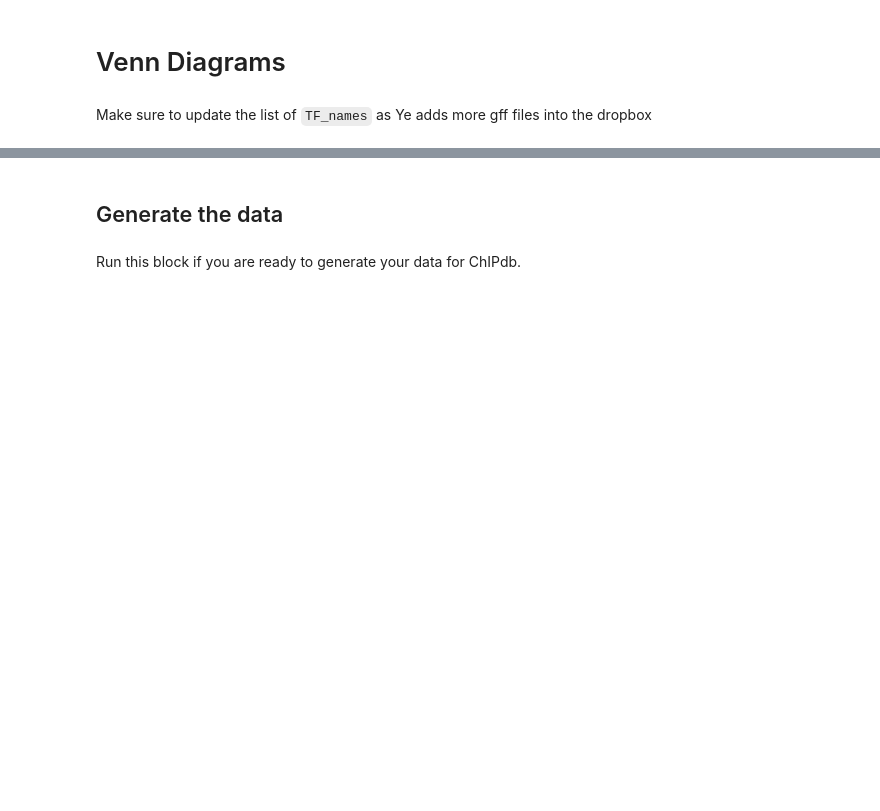
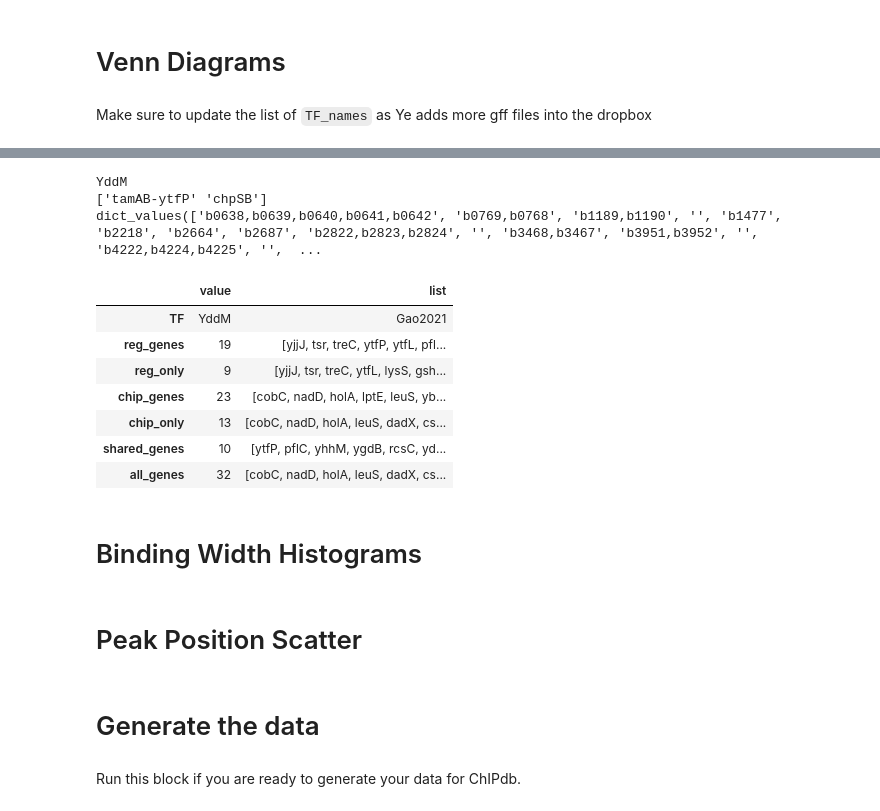
Before and after one commit to SBRG/ChIPdb, a Jupyter notebook: plot_dev/data_generation/ChIPdb_data_generation.ipynb, the cells around one changed output, grey strips where cells are left out. Drawn from its saved outputs; the diff is of its cells as text; code cells hidden in the pictures; blank space fills up the shorter version.

```diff
--- a/plot_dev/data_generation/ChIPdb_data_generation.ipynb
+++ b/plot_dev/data_generation/ChIPdb_data_generation.ipynb
@@ -95,10 +129,10 @@ DF_gene_info.head()
 # %% [markdown]
 This function assigns bindings peaks for each TF and fins the corresponsing gene targets using the `gene_info.csv` table.
 # %%
-def annotate_peaks(peak_df,margin,gene_info):
+def annotate_peaks(TF_name, TF_condition, peak_df,margin,gene_info):
 
     res_df = peak_df.copy()
-    TF = peak_df.condition_name[1][:4]
+#     TF = peak_df.condition_name[1][:4]
     for i,row in res_df.iterrows():
         pos = row['binding_peak_start']
         # Identify genes within MARGIN nt of binding peak
@@ -113,8 +147,8 @@ def annotate_peaks(peak_df,margin,gene_info):
 
             operon = group.operon.unique()
             # Ensure that we're only identifying one operon on either side of binding peak
-#             if len(operon) > 1:
-#                 print (operon)
+            if len(operon) > 1:
+                print (operon)
 
             # Get all genes in operon
             bnums = gene_info[gene_info.operon.isin(operon)].index
@@ -126,8 +160,9 @@ def annotate_peaks(peak_df,margin,gene_info):
             else:
                 res_df.loc[i,'TU_m'] = ','.join(operon)
                 res_df.loc[i,'genes_m'] = ','.join(bnums)
-    res_df['index'] = [TF +'-' + str(i) for i in range(1,peak_df.shape[0]+1)]
-    res_df['condition'] = [peak_df.condition_name[2][:4]+' + '+peak_df.condition_name[1][5:8]]*peak_df.shape[0]
+    res_df['index'] = [TF_name +'-' + str(i) for i in range(1,peak_df.shape[0]+1)]
+    res_df['condition'] = [ TF_name.lower() + " + " + TF_condition for i in peak_df.condition_name]
+#     [peak_df.condition_name[2][:4]+' + '+peak_df.condition_name[1][5:8]]*peak_df.shape[0]
     cols = ['index','condition','binding_peak_start','binding_peak_end',
             'binding_peak_strength','TU_p','genes_p','TU_m','genes_m']
     return res_df.reindex(columns = cols)
@@ -187,18 +223,7 @@ def validate_peak_info(df,gene_info):
 Make sure to update the list of `TF_names` as Ye adds more gff files into the dropbox
 # %%
 TRN_data = defaultdict(list)
-TF_name = [
- 'YheO',
- 'YbiH',
- 'YbaQ',
- 'YbaO',
- 'YieP',
- 'YagI',
- 'YiaJ',
- 'YddM',
- 'YdcI',
- 'YafC',
- 'YeiE']
+TF_name = TF_list
 
 for i in TF_name:
     TRN_data[i] = [x for x in  list(precise2_TRN.gene_name[precise2_TRN.index == i])  if  str(x) != 'nan']
@@ -241,7 +266,7 @@ def Venn_data_gen(Peak_DF):
               'shared_genes',
               'all_genes']
 
-    genes = ['',
+    genes = ['; '.join(precise2_TRN.source[precise2_TRN.index == TF_name].unique()),
          reg_genes,
          reg_only,
          chip_genes,
@@ -261,0 +312,23 @@ def Venn_data_gen(Peak_DF):
+# %%
+i = 16
+print(TF_list[i])
+peak_annot_DF = annotate_peaks(TF_list[i], TF_condition[i],database[i],500,DF_gene_info).fillna('')
+final_annot_DF = validate_peak_info(peak_annot_DF,DF_gene_info)
+venn_files = Venn_data_gen(final_annot_DF)
+# %% [output]
+YddM
+['tamAB-ytfP' 'chpSB']
+dict_values(['b0638,b0639,b0640,b0641,b0642', 'b0769,b0768', 'b1189,b1190', '', 'b1477', 'b2218', 'b2664', 'b2687', 'b2822,b2823,b2824', '', 'b3468,b3467', 'b3951,b3952', '', 'b4222,b4224,b4225', '',  ...
+# %%
+venn_files
+# %% [output]
+|  | value | list |
+| TF | YddM | Gao2021 |
+| reg_genes | 19 | [yjjJ, tsr, treC, ytfP, ytfL, pfl... |
+| reg_only | 9 | [yjjJ, tsr, treC, ytfL, lysS, gsh... |
+| chip_genes | 23 | [cobC, nadD, holA, lptE, leuS, yb... |
+| chip_only | 13 | [cobC, nadD, holA, leuS, dadX, cs... |
+| shared_genes | 10 | [ytfP, pflC, yhhM, ygdB, rcsC, yd... |
+| all_genes | 32 | [cobC, nadD, holA, leuS, dadX, cs... |
+# %% [markdown]
+# Binding Width Histograms
@@ -261,0 +340,2 @@ def Venn_data_gen(Peak_DF):
+# %% [markdown]
+# Peak Position Scatter
@@ -262,5 +366,5 @@ def Venn_data_gen(Peak_DF):
 # %% [markdown]
-## Generate the data
+# Generate the data
 # %% [markdown]
 Run this block if you are ready to generate your data for ChIPdb.
 # %%
```
Also changed, not shown: parts of 17 cells of this notebook, 28 other files.
